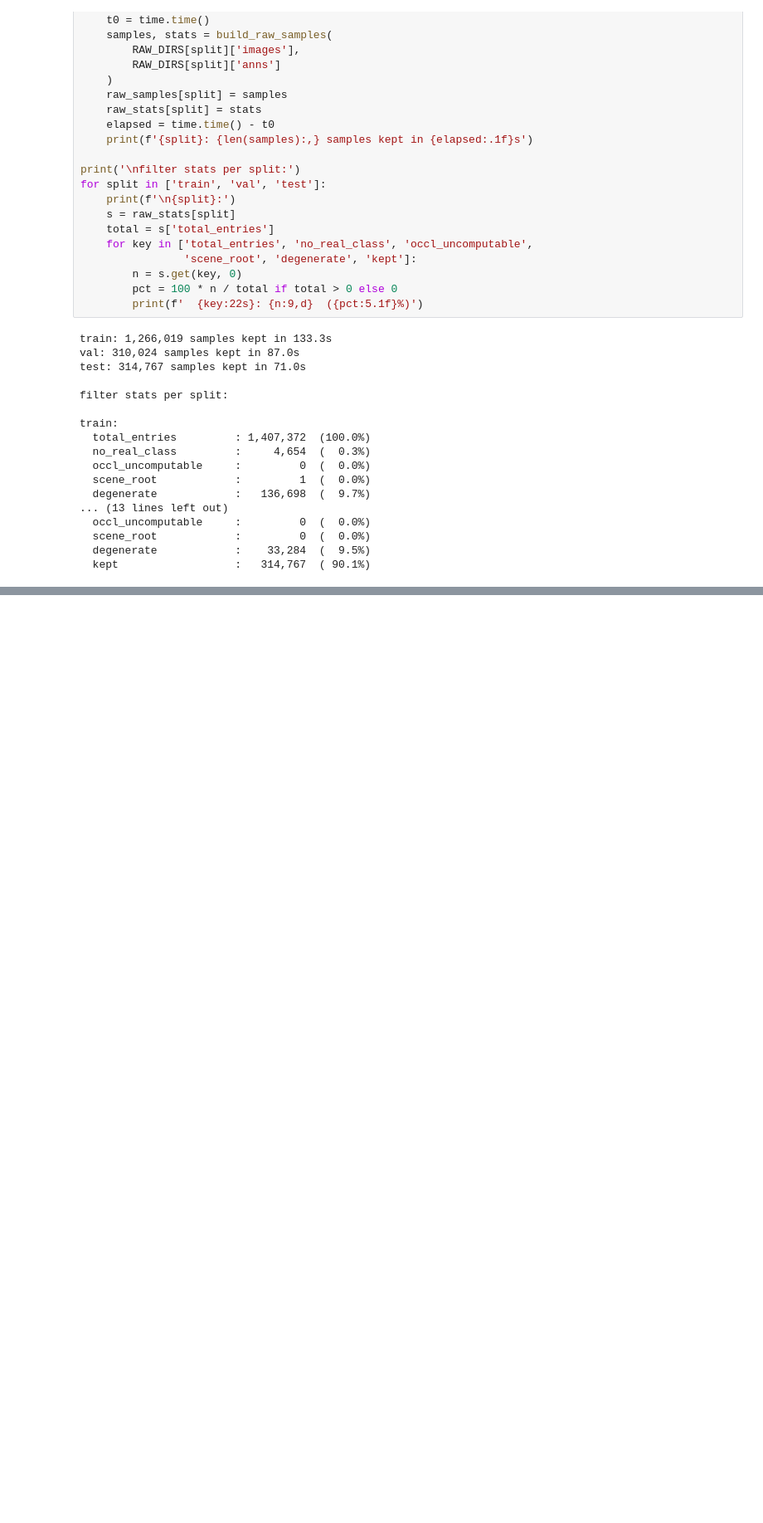
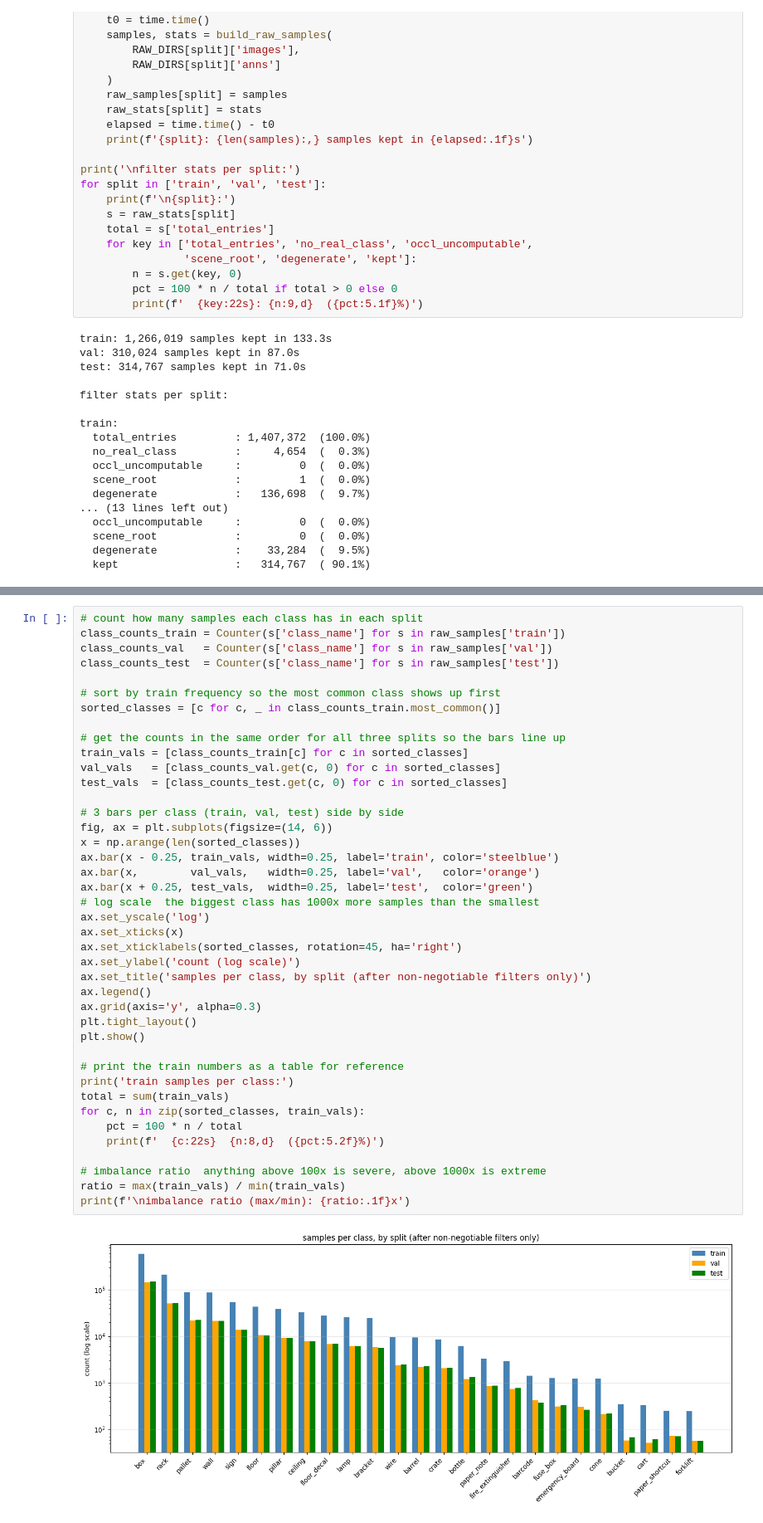
Before and after one commit to iav2002/Assignment_Advanced_Topics_In_DeepLearning, a Jupyter notebook: part2_EDA.ipynb, the cells around one changed output, grey strips where cells are left out. Shown at 83% size. Saved outputs shown, nothing was run; the diff lists cells and outputs as text; blank space fills up the shorter version.

```diff
--- a/part2_EDA.ipynb
+++ b/part2_EDA.ipynb
@@ -438,0 +450,43 @@ train:
+# %%
+# count how many samples each class has in each split
+class_counts_train = Counter(s['class_name'] for s in raw_samples['train'])
+class_counts_val   = Counter(s['class_name'] for s in raw_samples['val'])
+class_counts_test  = Counter(s['class_name'] for s in raw_samples['test'])
+
+# sort by train frequency so the most common class shows up first
+sorted_classes = [c for c, _ in class_counts_train.most_common()]
+
+# get the counts in the same order for all three splits so the bars line up
+train_vals = [class_counts_train[c] for c in sorted_classes]
+val_vals   = [class_counts_val.get(c, 0) for c in sorted_classes]
+test_vals  = [class_counts_test.get(c, 0) for c in sorted_classes]
+
+# 3 bars per class (train, val, test) side by side
+fig, ax = plt.subplots(figsize=(14, 6))
+x = np.arange(len(sorted_classes))
+ax.bar(x - 0.25, train_vals, width=0.25, label='train', color='steelblue')
+ax.bar(x,        val_vals,   width=0.25, label='val',   color='orange')
+ax.bar(x + 0.25, test_vals,  width=0.25, label='test',  color='green')
+# log scale  the biggest class has 1000x more samples than the smallest
+ax.set_yscale('log')
+ax.set_xticks(x)
+ax.set_xticklabels(sorted_classes, rotation=45, ha='right')
+ax.set_ylabel('count (log scale)')
+ax.set_title('samples per class, by split (after non-negotiable filters only)')
+ax.legend()
+ax.grid(axis='y', alpha=0.3)
+plt.tight_layout()
+plt.show()
+
+# print the train numbers as a table for reference
+print('train samples per class:')
+total = sum(train_vals)
+for c, n in zip(sorted_classes, train_vals):
+    pct = 100 * n / total
+    print(f'  {c:22s}  {n:8,d}  ({pct:5.2f}%)')
+
+# imbalance ratio  anything above 100x is severe, above 1000x is extreme
+ratio = max(train_vals) / min(train_vals)
+print(f'\nimbalance ratio (max/min): {ratio:.1f}x')
+# %% [output]
+[figure, added]
```
Also changed, not shown: parts of 6 cells of this notebook.
